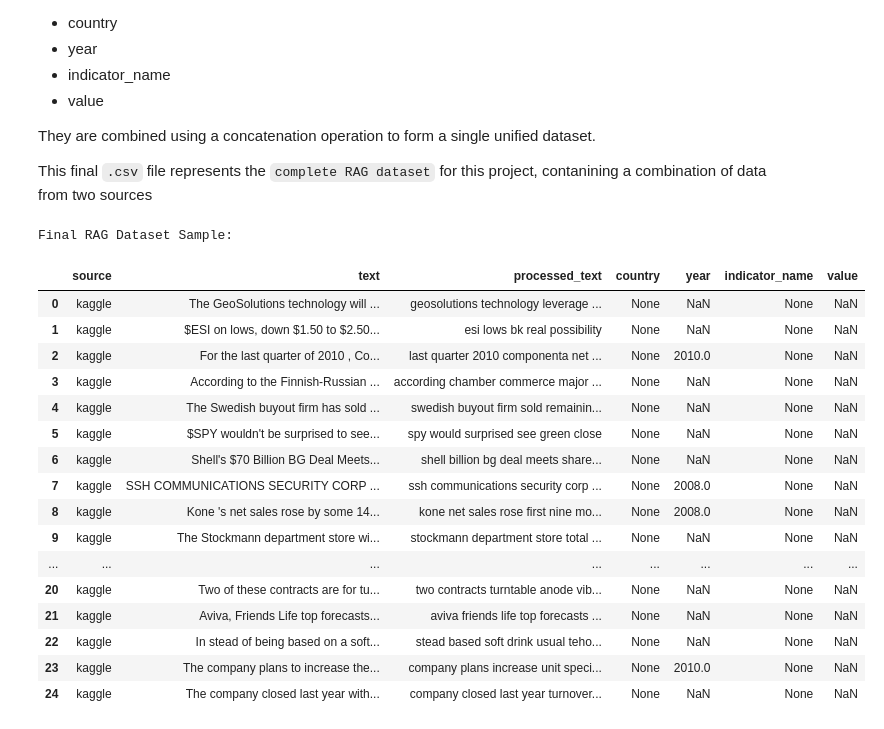
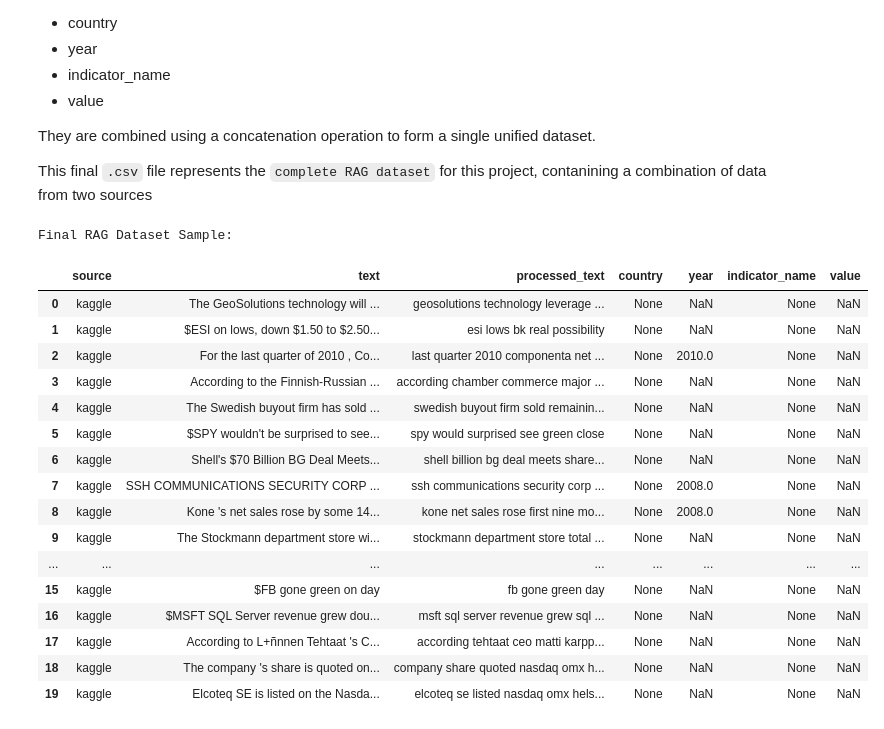
Before and after one commit to DavidF-22/ICS5111-MiningLargeScaleData_Project, a Jupyter notebook: RagAssignment.ipynb, the cells around one changed output. Saved outputs shown, nothing was run; the diff lists cells and outputs as text; code cells hidden in the pictures.

```diff
--- a/RagAssignment.ipynb
+++ b/RagAssignment.ipynb
@@ -398,36 +388,36 @@ kaggle_dataset["value"] = None
 kaggle_dataset = kaggle_dataset[
     ["source", "text", "processed_text", "country", "year", "indicator_name", "value"]
 ]
 
 wb_dataset = wb_dataset[
     ["source", "text", "processed_text", "country", "year", "indicator_name", "value"]
 ]
 
 # Combine both datasets into final RAG dataset
 final_rag_dataset = pd.concat([kaggle_dataset, wb_dataset], ignore_index=True)
 
 print("Final RAG Dataset Sample:")
-display(final_rag_dataset.head(25))
+display(final_rag_dataset.head(20))
 
 # Save final RAG dataset to CSV
 RAG_OUTPUT_PATH = DATA_OUTPUT_DIR / "final_rag_dataset.csv"
 final_rag_dataset.to_csv(RAG_OUTPUT_PATH, index=False)
 # %% [output]
 Final RAG Dataset Sample:
 |  | source | text | processed_text | country | year | indicator_name | value |
 | 0 | kaggle | The GeoSolutions technology will ... | geosolutions technology leverage ... | None | NaN | None | NaN |
 | 1 | kaggle | $ESI on lows, down $1.50 to $2.50... | esi lows bk real possibility | None | NaN | None | NaN |
 | 2 | kaggle | For the last quarter of 2010 , Co... | last quarter 2010 componenta net ... | None | 2010.0 | None | NaN |
 | 3 | kaggle | According to the Finnish-Russian ... | according chamber commerce major ... | None | NaN | None | NaN |
 | 4 | kaggle | The Swedish buyout firm has sold ... | swedish buyout firm sold remainin... | None | NaN | None | NaN |
 | 5 | kaggle | $SPY wouldn't be surprised to see... | spy would surprised see green close | None | NaN | None | NaN |
 | 6 | kaggle | Shell's $70 Billion BG Deal Meets... | shell billion bg deal meets share... | None | NaN | None | NaN |
 | 7 | kaggle | SSH COMMUNICATIONS SECURITY CORP ... | ssh communications security corp ... | None | 2008.0 | None | NaN |
 | 8 | kaggle | Kone 's net sales rose by some 14... | kone net sales rose first nine mo... | None | 2008.0 | None | NaN |
 | 9 | kaggle | The Stockmann department store wi... | stockmann department store total ... | None | NaN | None | NaN |
 | ... | ... | ... | ... | ... | ... | ... | ... |
-| 20 | kaggle | Two of these contracts are for tu... | two contracts turntable anode vib... | None | NaN | None | NaN |
-| 21 | kaggle | Aviva, Friends Life top forecasts... | aviva friends life top forecasts ... | None | NaN | None | NaN |
-| 22 | kaggle | In stead of being based on a soft... | stead based soft drink usual teho... | None | NaN | None | NaN |
-| 23 | kaggle | The company plans to increase the... | company plans increase unit speci... | None | 2010.0 | None | NaN |
-| 24 | kaggle | The company closed last year with... | company closed last year turnover... | None | NaN | None | NaN |
+| 15 | kaggle | $FB gone green on day | fb gone green day | None | NaN | None | NaN |
+| 16 | kaggle | $MSFT SQL Server revenue grew dou... | msft sql server revenue grew sql ... | None | NaN | None | NaN |
+| 17 | kaggle | According to L+ñnnen Tehtaat 's C... | according tehtaat ceo matti karpp... | None | NaN | None | NaN |
+| 18 | kaggle | The company 's share is quoted on... | company share quoted nasdaq omx h... | None | NaN | None | NaN |
+| 19 | kaggle | Elcoteq SE is listed on the Nasda... | elcoteq se listed nasdaq omx hels... | None | NaN | None | NaN |
```
Also changed, not shown: parts of 1 cell of this notebook.
